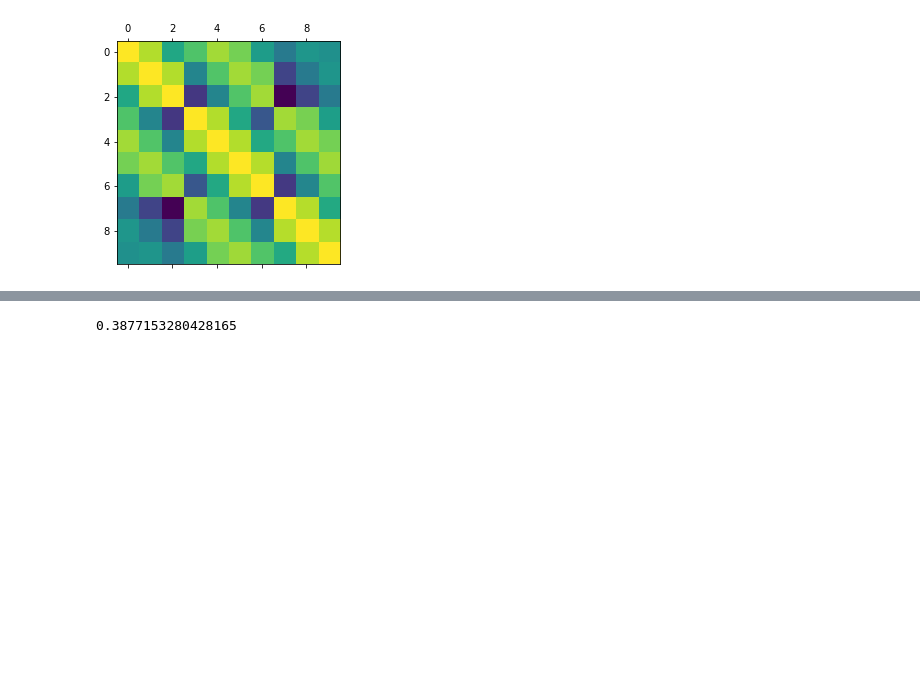
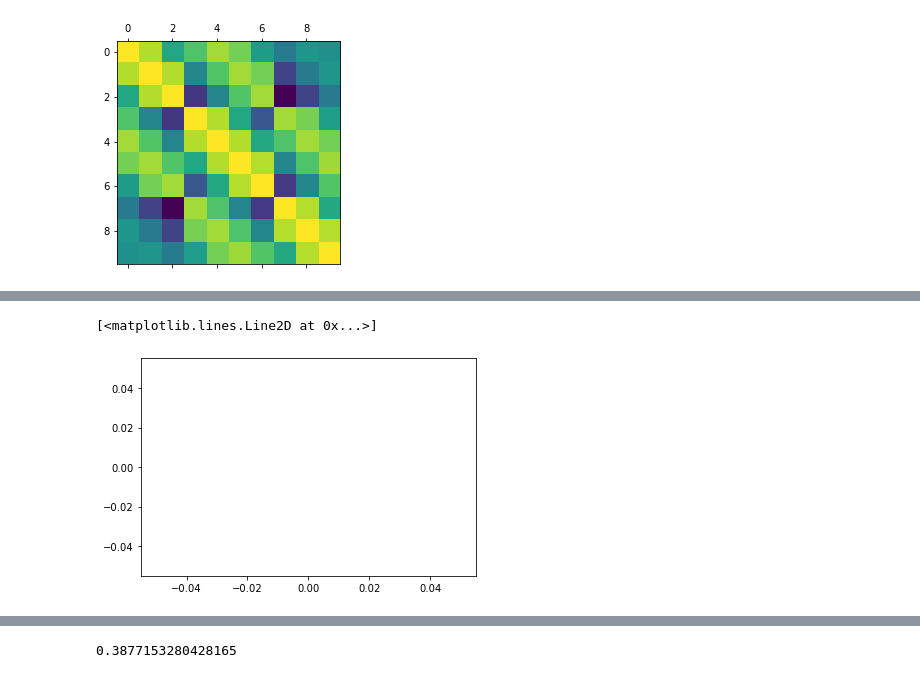
Before and after one commit to Huk-David/SpaDep_VCop, a Jupyter notebook: Publication_work/Truncated_copula.ipynb, the cells around one changed output, grey strips where cells are left out. Drawn from its saved outputs; the diff is of its cells as text; code cells hidden in the pictures; blank space fills up the shorter version.

```diff
--- a/Publication_work/Truncated_copula.ipynb
+++ b/Publication_work/Truncated_copula.ipynb
@@ -209,2 +215,19 @@ set a condition on distance between indexes
+# %%
+# This creates groups of indexes corresponding to correlated 'blocks' in the covariance/locations matrix
+a = np.where(covariance_matrix[:1500,:1500]>0.1)
+b = np.where([a[0]!=a[1]])
+#c = np.nonzero(b)
+c = [(a[0][i],a[1][i]) for i in b[1]]
+pairs = list(set([tuple(sorted(c_)) for c_ in c]))
+graph = nx.Graph()
+graph.add_edges_from([pairs[i] for i in range(len(pairs)) if abs(pairs[i][0]-pairs[i][1])<17])
+cor_blocks = []
+for connected_component in nx.connected_components(graph):
+    cor_blocks.append(list(connected_component))
+
+plt.plot([len(cor_blocks[i]) for i in range(len(cor_blocks))])
+# %% [output]
+[<matplotlib.lines.Line2D at 0x...>]
+[figure, added]
 # %%
 # This creates groups of indexes corresponding to correlated 'blocks' in the covariance/locations matrix
```
Also changed, not shown: parts of 12 cells of this notebook.
